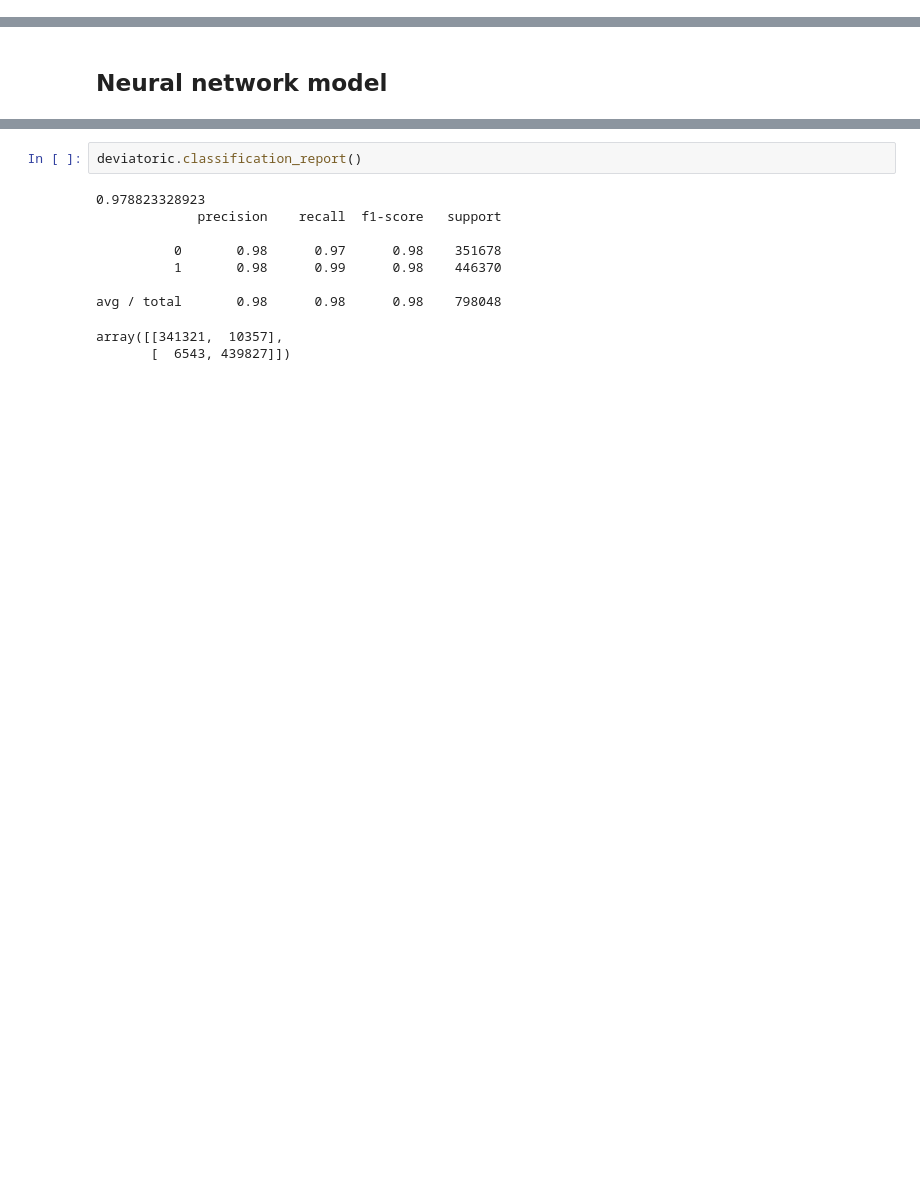
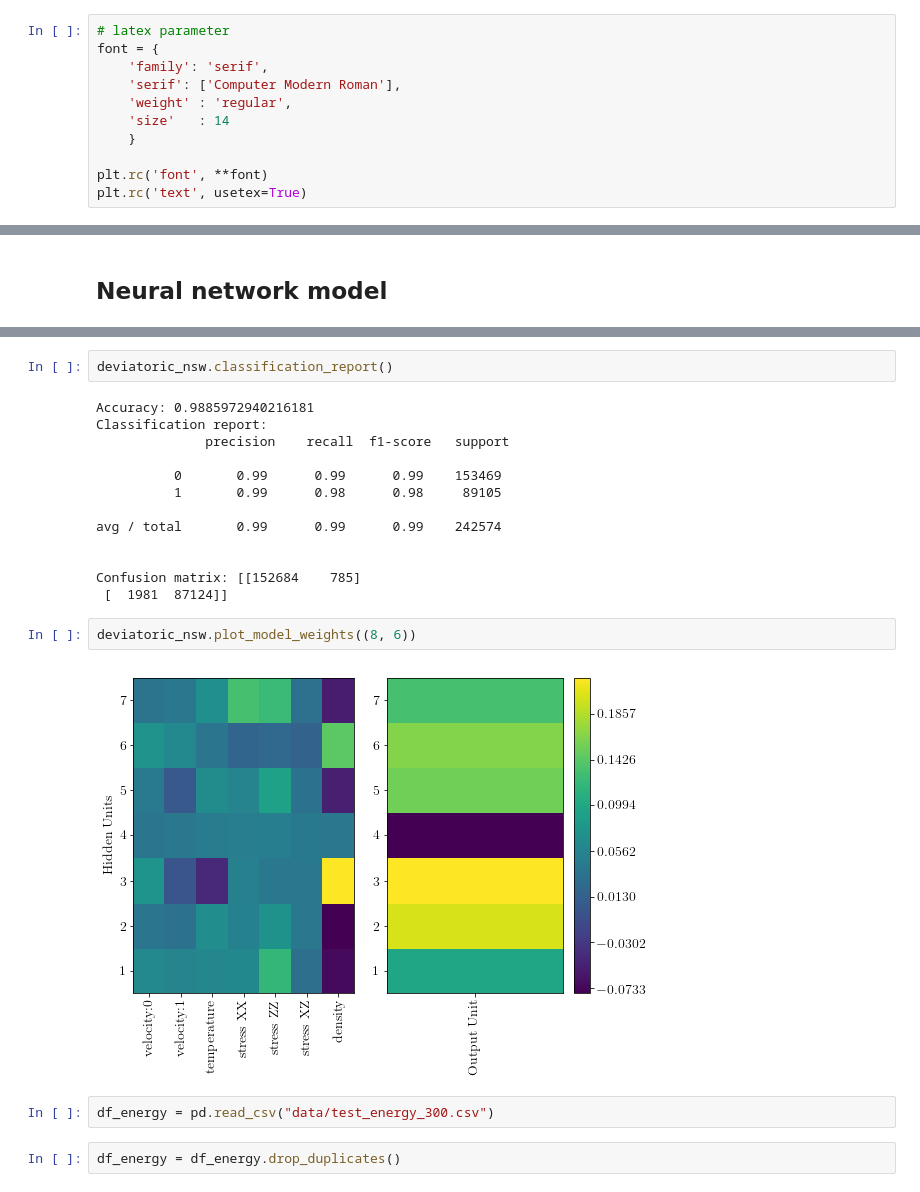
Before and after one commit to msahamed/predict_tectonic_deformation_machine_learning, a Jupyter notebook: build_model_random_forest.ipynb, the cells around one changed output, grey strips where cells are left out. Cells and saved outputs as stored; diff of their text form; blank space fills up the shorter version.

```diff
--- a/build_model_random_forest.ipynb
+++ b/build_model_random_forest.ipynb
@@ -23,6 +25,17 @@ import matplotlib.pyplot as plt
 import plotly.offline as py
 import plotly.graph_objs as go
 py.init_notebook_mode(connected=True)
+# %%
+# latex parameter
+font = {
+    'family': 'serif',
+    'serif': ['Computer Modern Roman'],
+    'weight' : 'regular',
+    'size'   : 14
+    }
+
+plt.rc('font', **font)
+plt.rc('text', usetex=True)
 # %%
 df_deviatoric = pd.read_csv("data/deviatoric.csv")
 df_deviatoric_nsw = pd.read_csv("data/deviatoric_nsw.csv")
@@ -149,12 +232,23 @@ OSError: Unable to create file (Unable to open file: name = './weights/_deviator
 # %%
-deviatoric.classification_report()
+deviatoric_nsw.classification_report()
 # %% [output]
-0.978823328923
-             precision    recall  f1-score   support
+Accuracy: 0.9885972940216181
+Classification report:
+              precision    recall  f1-score   support
 
-          0       0.98      0.97      0.98    351678
-          1       0.98      0.99      0.98    446370
+          0       0.99      0.99      0.99    153469
+          1       0.99      0.98      0.98     89105
 
-avg / total       0.98      0.98      0.98    798048
+avg / total       0.99      0.99      0.99    242574
+
+
+Confusion matrix: [[152684    785]
+ [  1981  87124]]
-array([[341321,  10357],
-       [  6543, 439827]])
+# %%
+deviatoric_nsw.plot_model_weights((8, 6))
+# %% [output]
+[figure, added]
+# %%
+df_energy = pd.read_csv("data/test_energy_300.csv")
+# %%
+df_energy = df_energy.drop_duplicates()
```
Also changed, not shown: parts of 17 cells of this notebook, 4 other files.
